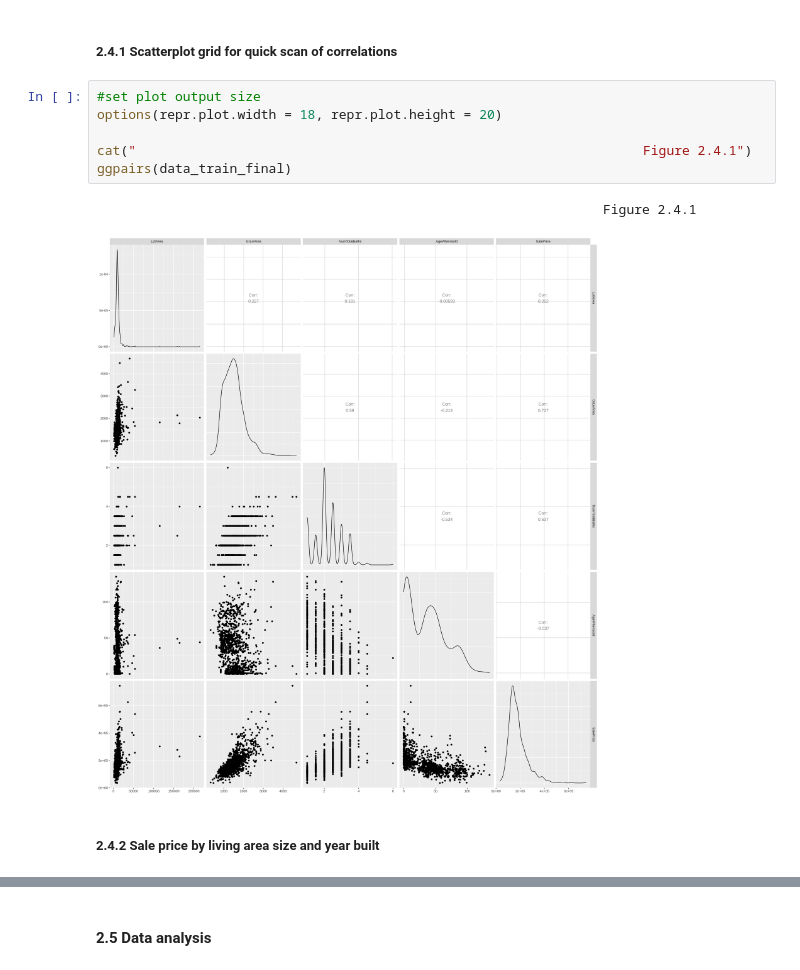
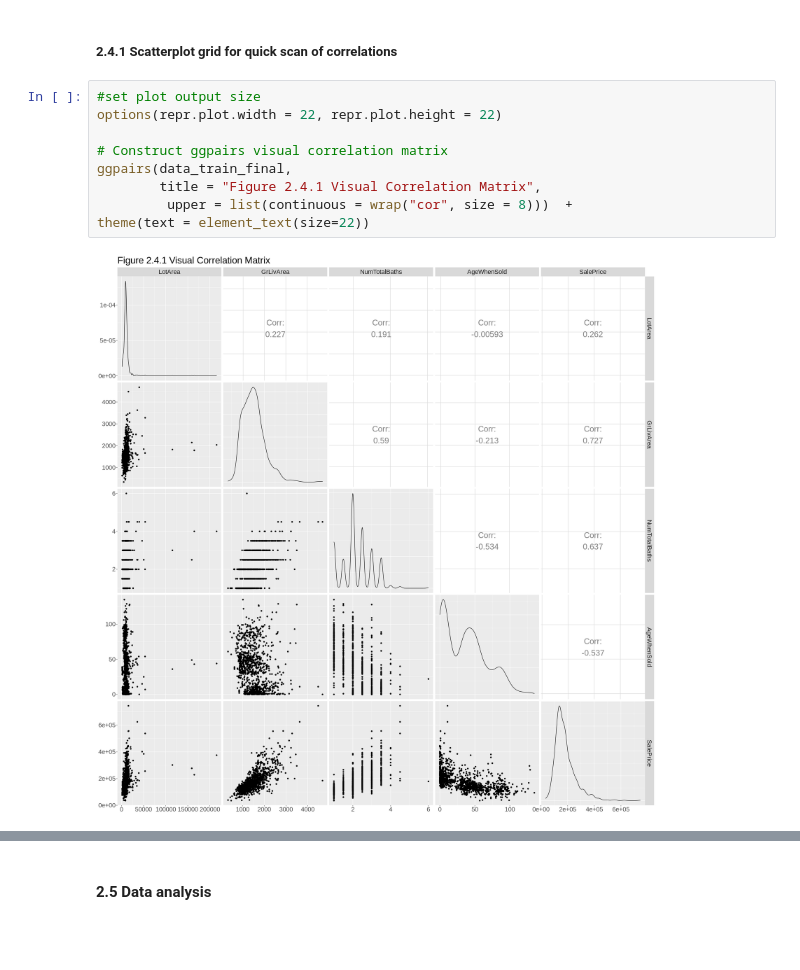
Before and after one commit to jerdavies/home-price-regression, a Jupyter notebook: Group-Project-Report.ipynb, the cells around one changed output, grey strips where cells are left out. Drawn from its saved outputs; the diff is of its cells as text; blank space fills up the shorter version.

Commit message:
ggpairs plot: formatting + key observations

```diff
--- a/Group-Project-Report.ipynb
+++ b/Group-Project-Report.ipynb
@@ -152,12 +152,12 @@ A data.frame: 3 × 6
 ##### 2.4.1 Scatterplot grid for quick scan of correlations
 # %%
 #set plot output size
-options(repr.plot.width = 18, repr.plot.height = 20)
+options(repr.plot.width = 22, repr.plot.height = 22)
 
-cat("                                                                 Figure 2.4.1")
-ggpairs(data_train_final)
+# Construct ggpairs visual correlation matrix
+ggpairs(data_train_final,
+        title = "Figure 2.4.1 Visual Correlation Matrix",
+         upper = list(continuous = wrap("cor", size = 8)))  +
+theme(text = element_text(size=22))
 # %% [output]
-                                                                 Figure 2.4.1
-[figure, old version]
+[figure, new version]
-# %% [markdown]
-##### 2.4.2 Sale price by living area size and year built
```
Also changed, not shown: parts of 3 cells of this notebook.
